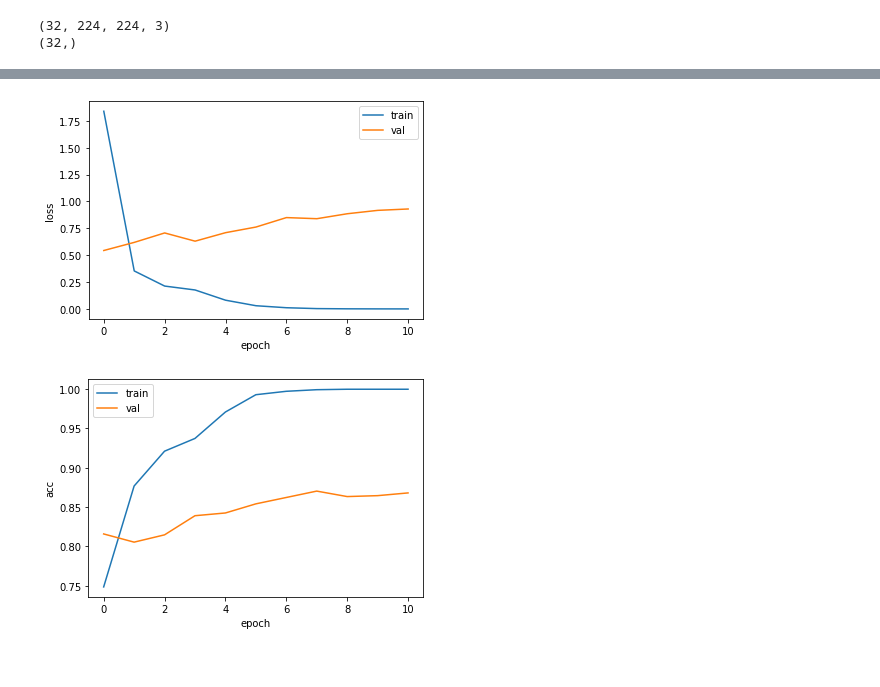
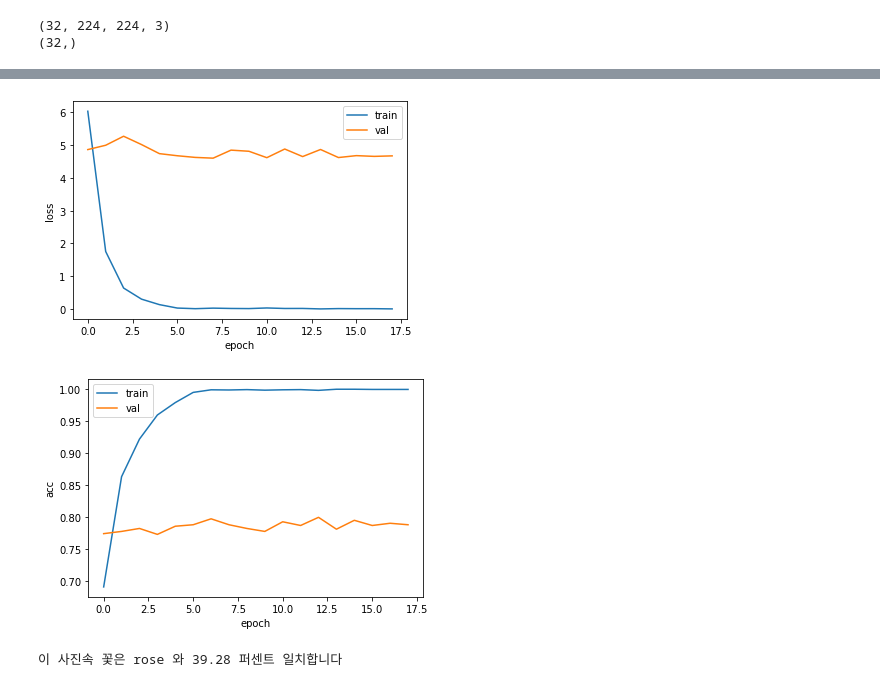
Before and after one commit to simata98/ML-X-Flutter-toy-project, a Jupyter notebook: Machine_Learning/JH_Flower_Recognition_CNN_using_VGG19_True.ipynb, the cells around one changed output, grey strips where cells are left out. Cells and saved outputs as stored; diff of their text form; code cells hidden in the pictures.

```diff
--- a/Machine_Learning/JH_Flower_Recognition_CNN_using_VGG19_True.ipynb
+++ b/Machine_Learning/JH_Flower_Recognition_CNN_using_VGG19_True.ipynb
@@ -167,15 +166,13 @@ global_average_layer = GlobalAveragePooling2D()
 # %%
 VGGmodel = tf.keras.Sequential([
   base_model,
-  global_average_layer,
+  MaxPooling2D((2, 2), strides = 2),
   Flatten(),
-  Dense(4096, activation="relu"),
-  Dense(4096, activation="relu"),
   Dense(5, activation="softmax")
 ])
 # %%
 opt = Adam(lr=0.001)
-VGGmodel.compile(loss="sparse_categorical_crossentropy", optimizer=opt, metrics=['sparse_categorical_accuracy'])
+VGGmodel.compile(loss="sparse_categorical_crossentropy", optimizer=opt, metrics=['accuracy'])
 # %%
 VGGmodel.summary()
 # %% [output]
@@ -205,7 +198,7 @@ from keras.callbacks import EarlyStopping , ReduceLROnPlateau
 learning_rate_reduction=ReduceLROnPlateau(monitor="val_loss",
                                           patience=3,
                                           factor = 0.5,
-                                          min_lr=0.0001,
+                                          min_lr=0.00001,
                                           verbose=1)
 
 earlystop = EarlyStopping(patience=10)
@@ -251,20 +244,38 @@ VGGmodel.save_weights('using_VGG19_weights.h5')
 # %%
 plt.plot(history.history['loss'])
 plt.plot(history.history['val_loss'])
 plt.xlabel('epoch')
 plt.ylabel('loss')
 plt.legend(['train','val'])
 plt.show()
 
-plt.plot(history.history['sparse_categorical_accuracy'])
-plt.plot(history.history['val_sparse_categorical_accuracy'])
+plt.plot(history.history['accuracy'])
+plt.plot(history.history['val_accuracy'])
 plt.xlabel('epoch')
 plt.ylabel('acc')
 plt.legend(['train','val'])
 plt.show()
 # %% [output]
-[figure, old version]
+[figure, new version]
-[figure, old version]
+[figure, new version]
+# %%
+test_image_path = './data/test/rose_test.png'
+img = tf.keras.utils.load_img(
+    test_image_path, grayscale=False, color_mode='rgb', target_size=(img_height, img_width),
+    interpolation='nearest'
+)
+img_array = keras.preprocessing.image.img_to_array(img)
+img_array = tf.expand_dims(img_array, 0) # Create a batch
+
+predictions = VGGmodel.predict(img_array)
+score = tf.nn.softmax(predictions[0])
+
+print(
+    "이 사진속 꽃은 {} 와 {:.2f} 퍼센트 일치합니다"
+    .format(class_names[np.argmax(score)], 100 * np.max(score))
+)
+# %% [output]
+이 사진속 꽃은 rose 와 39.28 퍼센트 일치합니다
 # %%
 VGGmodel2 = tf.keras.Sequential([
   base_model,
```
Also changed, not shown: parts of 13 cells of this notebook.
